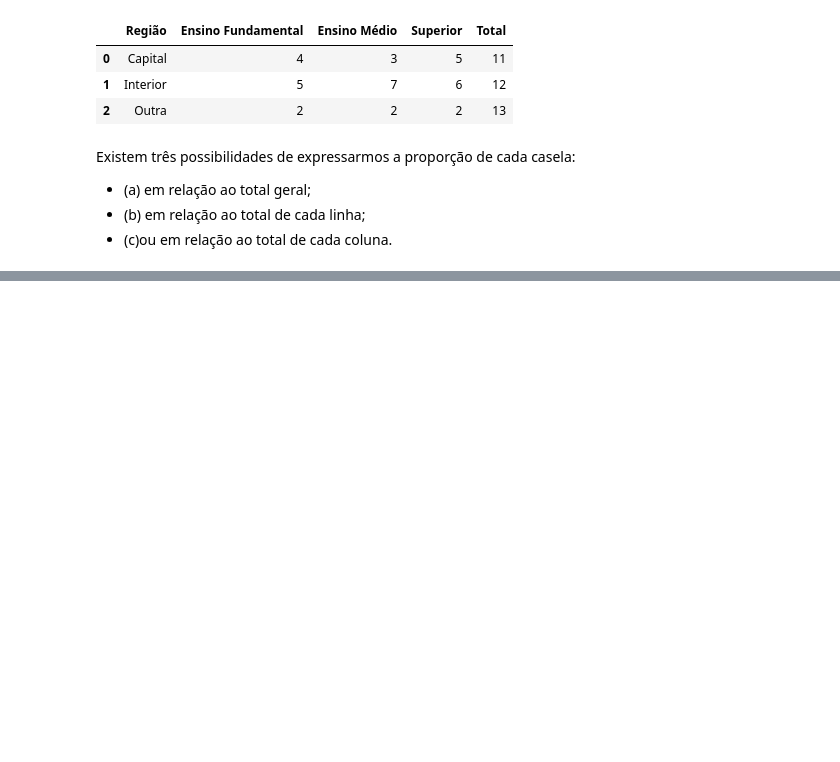
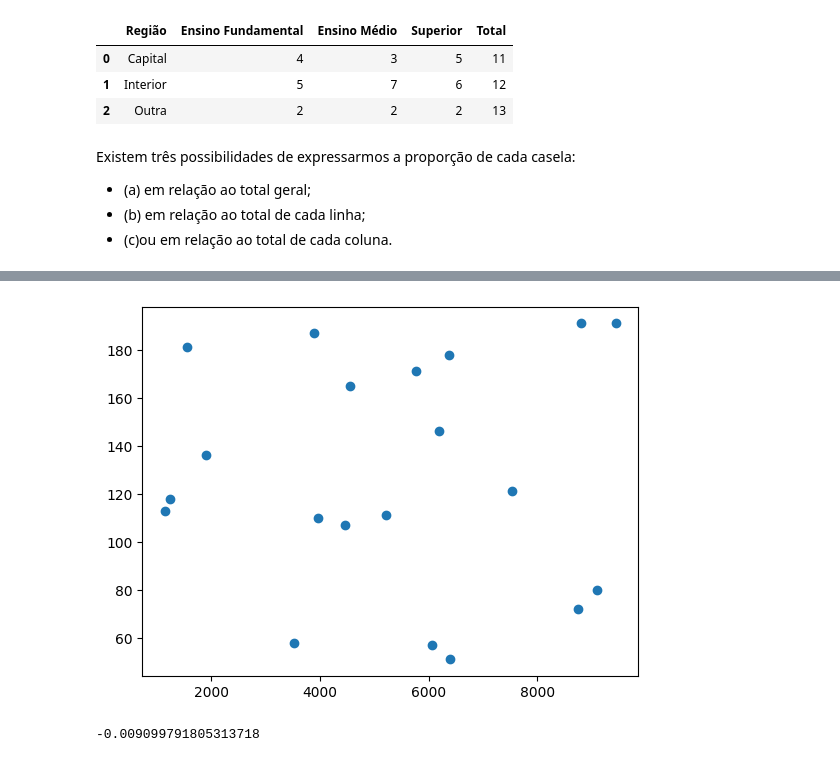
Before and after one commit to eduardamota/math-statistics-algebra, a Jupyter notebook: analise-bidimensional.ipynb, the cells around one changed output, grey strips where cells are left out. Cells and saved outputs as stored; diff of their text form; code cells hidden in the pictures; blank space fills up the shorter version.

```diff
--- a/analise-bidimensional.ipynb
+++ b/analise-bidimensional.ipynb
@@ -60,0 +203,16 @@ Observamos que
+# %%
+import pandas as pd
+import numpy as np
+
+# Dados fictícios
+np.random.seed(1)
+renda = np.random.randint(1000, 10000, size=20)  # Renda em reais
+metros_quadrados = np.random.randint(50, 200, size=20)  # Metros quadrados
+
+# Criar DataFrame
+dados = {
+    'Renda': renda,
+    'Metros Quadrados': metros_quadrados
+}
+df = pd.DataFrame(dados)
+df.head()
@@ -60,0 +226,12 @@ Observamos que
+# %%
+import matplotlib.pyplot as plt
+
+plt.scatter(df['Renda'],df['Metros Quadrados'])
+plt.show()
+# %% [output]
+[figure, added]
+# %%
+correlacao =df['Renda'].corr(df['Metros Quadrados'])
+correlacao
+# %% [output]
+-0.009099791805313718
```
Also changed, not shown: parts of 25 cells of this notebook.
